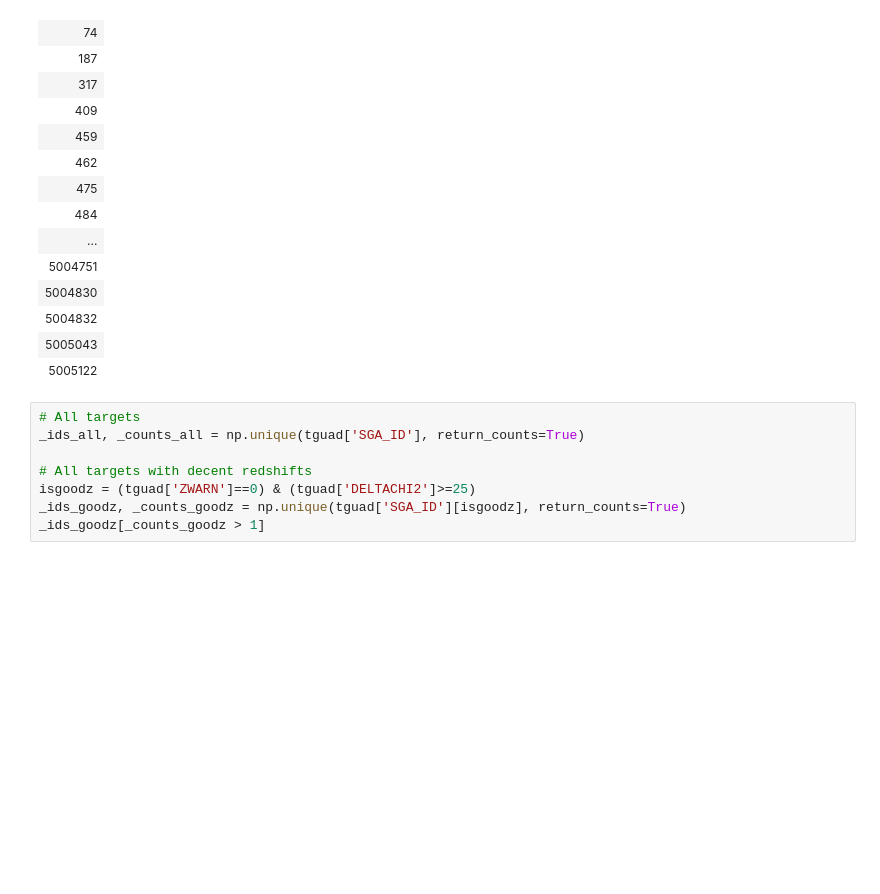
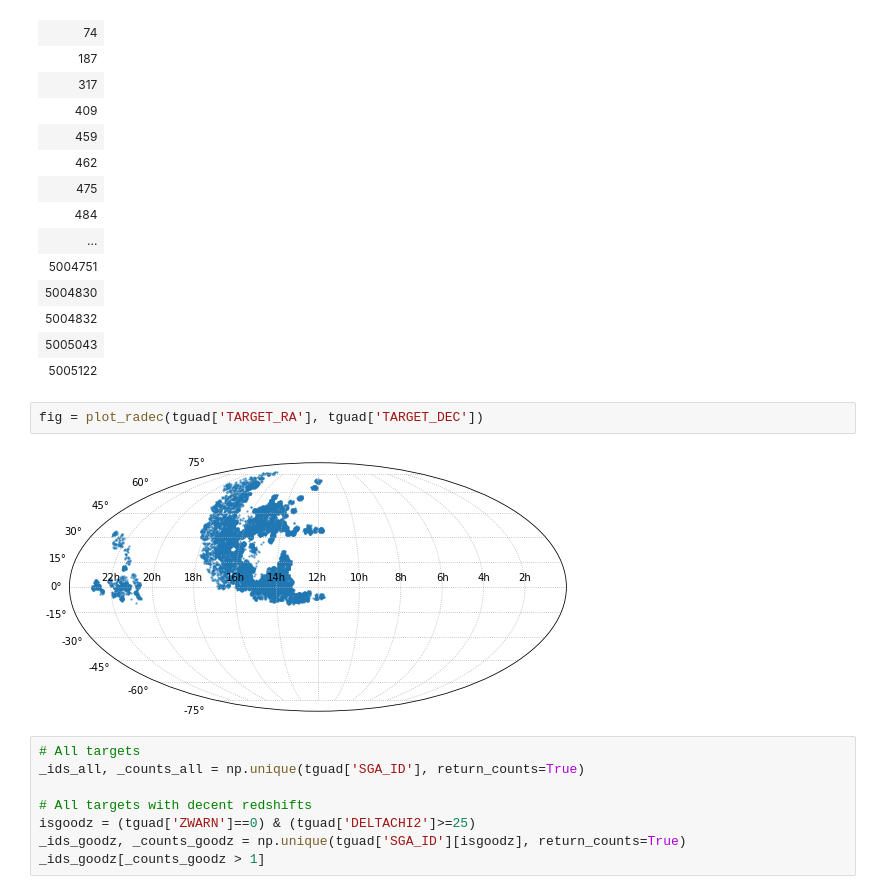
Before and after one commit to desihub/timedomain, a Jupyter notebook: pvsurvey/redux_selections.ipynb, the cells around one changed output. Cells and saved outputs as stored; diff of their text form; blank space fills up the shorter version.

```diff
--- a/pvsurvey/redux_selections.ipynb
+++ b/pvsurvey/redux_selections.ipynb
@@ -360,6 +343,10 @@ np.unique(tguad['SGA_ID'])
 | 5004832 |
 | 5005043 |
 | 5005122 |
+# %%
+fig = plot_radec(tguad['TARGET_RA'], tguad['TARGET_DEC'])
+# %% [output]
+[figure, added]
 # %%
 # All targets
 _ids_all, _counts_all = np.unique(tguad['SGA_ID'], return_counts=True)
```
Also changed, not shown: parts of 17 cells of this notebook.
